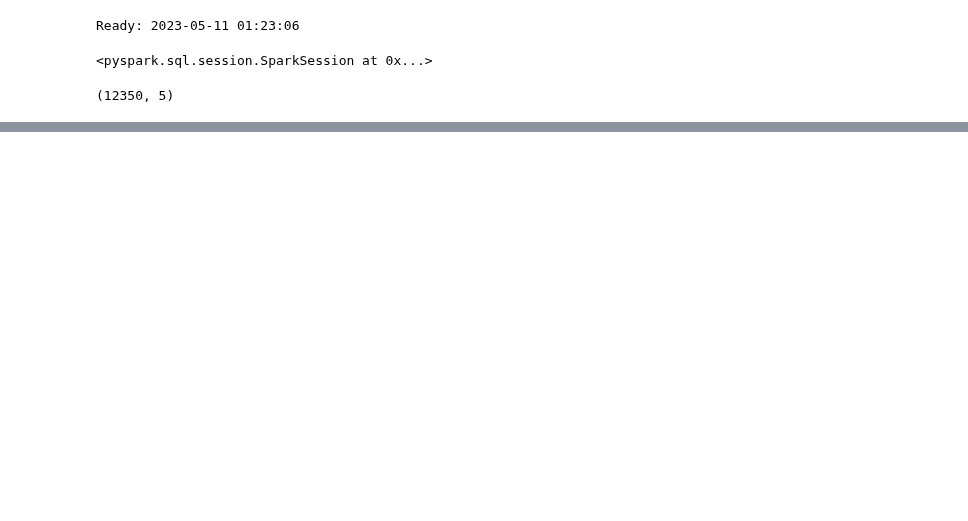
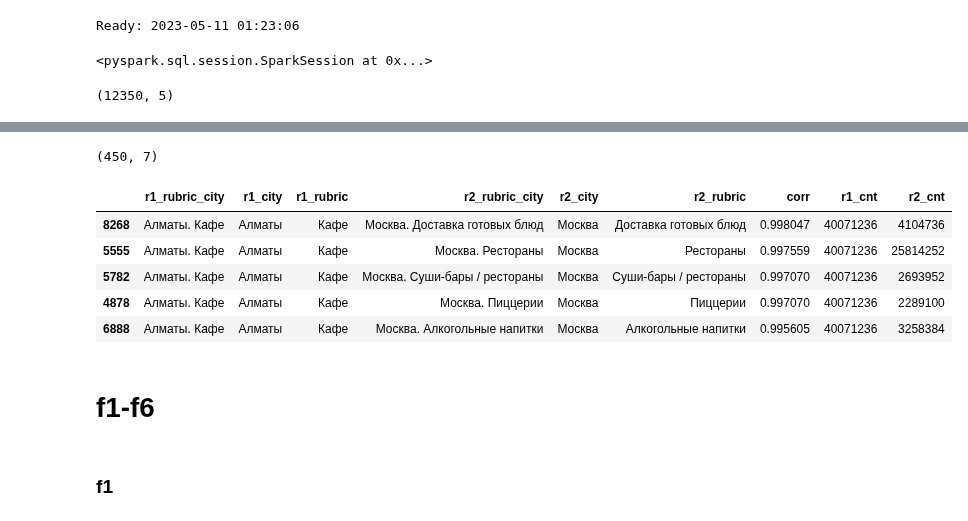
Before and after one commit to mamedovramil/Geoservice-data-analysis, a Jupyter notebook: correlations.ipynb, the cells around one changed output, grey strips where cells are left out. Drawn from its saved outputs; the diff is of its cells as text; code cells hidden in the pictures; blank space fills up the shorter version.

```diff
--- a/correlations.ipynb
+++ b/correlations.ipynb
@@ -243,0 +228,22 @@ plt.show()
+# %%
+df_list = []
+rubric_list = set()
+_ = [rubric_list.add(i) for i in t1_100.r1_rubric.unique()]
+for city, rubric in tqdm(list(zip(df_100['city'].values, df_100['rubricName'].values))):
+    t1_c1 = t1_100[(t1_100.r1_city == city) & (t1_100.r1_rubric == rubric)].sort_values(['corr', 'r2_cnt'], ascending=[False,False])
+    r2_cities = [i for i in df_100['city'].unique() if i != city]
+    for c2 in r2_cities:
+        t1_c1_c2 = t1_c1[(t1_c1['r2_city'] == c2) & (~t1_c1['r2_rubric'].isin(rubric_list))].iloc[:5]
+        df_list.append(t1_c1_c2)
+        _ = [rubric_list.add(i) for i in t1_c1_c2.r2_rubric.unique()]
+# %%
+t1_prepared = pd.concat(df_list)
+# %%
+t1_prepared.shape
+# %% [output]
+(450, 7)
+# %%
+t1_prepared['r1_rubric_city'] = t1_prepared['r1_city'] + '. ' + t1_prepared['r1_rubric']
+t1_prepared['r2_rubric_city'] = t1_prepared['r2_city'] + '. ' + t1_prepared['r2_rubric']
+# %%
+t1_prepared = t1_prepared[['r1_rubric_city', 'r1_city', 'r1_rubric', 'r2_rubric_city', 'r2_city', 'r2_rubric', 'corr', 'r1_cnt', 'r2_cnt']]
@@ -243,0 +252,11 @@ plt.show()
+# %%
+t1_prepared.head()
+# %% [output]
+|  | r1_rubric_city | r1_city | r1_rubric | r2_rubric_city | r2_city | r2_rubric | corr | r1_cnt | r2_cnt |
+| 8268 | Алматы. Кафе | Алматы | Кафе | Москва. Доставка готовых блюд | Москва | Доставка готовых блюд | 0.998047 | 40071236 | 4104736 |
+| 5555 | Алматы. Кафе | Алматы | Кафе | Москва. Рестораны | Москва | Рестораны | 0.997559 | 40071236 | 25814252 |
+| 5782 | Алматы. Кафе | Алматы | Кафе | Москва. Суши-бары / рестораны | Москва | Суши-бары / рестораны | 0.997070 | 40071236 | 2693952 |
+| 4878 | Алматы. Кафе | Алматы | Кафе | Москва. Пиццерии | Москва | Пиццерии | 0.997070 | 40071236 | 2289100 |
+| 6888 | Алматы. Кафе | Алматы | Кафе | Москва. Алкогольные напитки | Москва | Алкогольные напитки | 0.995605 | 40071236 | 3258384 |
+# %% [markdown]
+# f1-f6
@@ -243,0 +298,2 @@ plt.show()
+# %% [markdown]
+### f1
```
Also changed, not shown: parts of 27 cells of this notebook, 7 other files.
